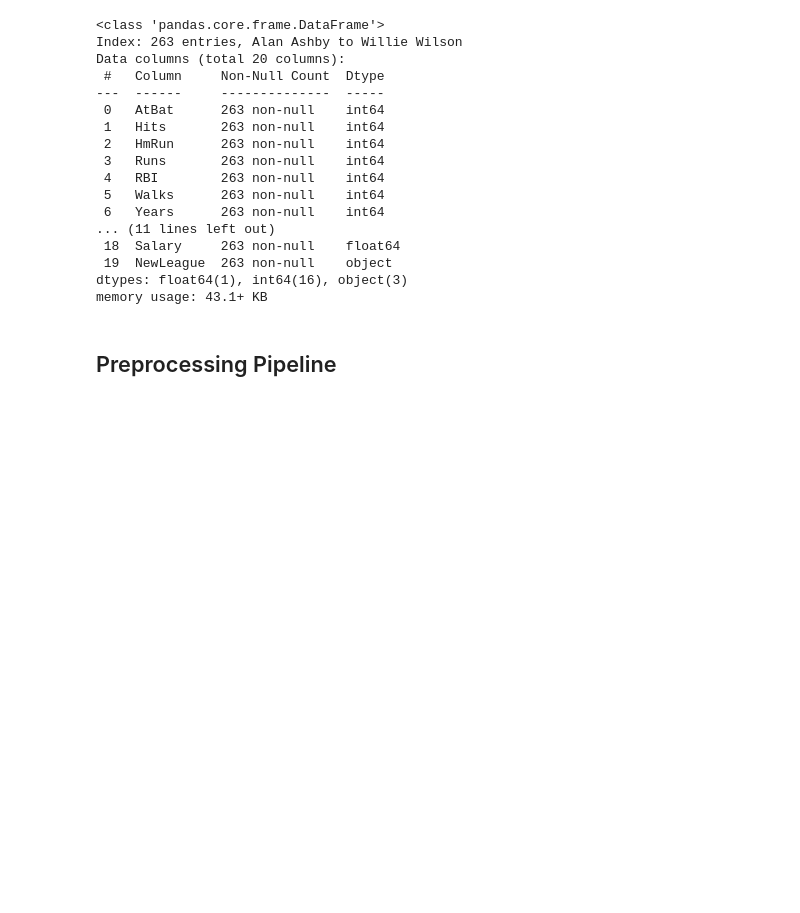
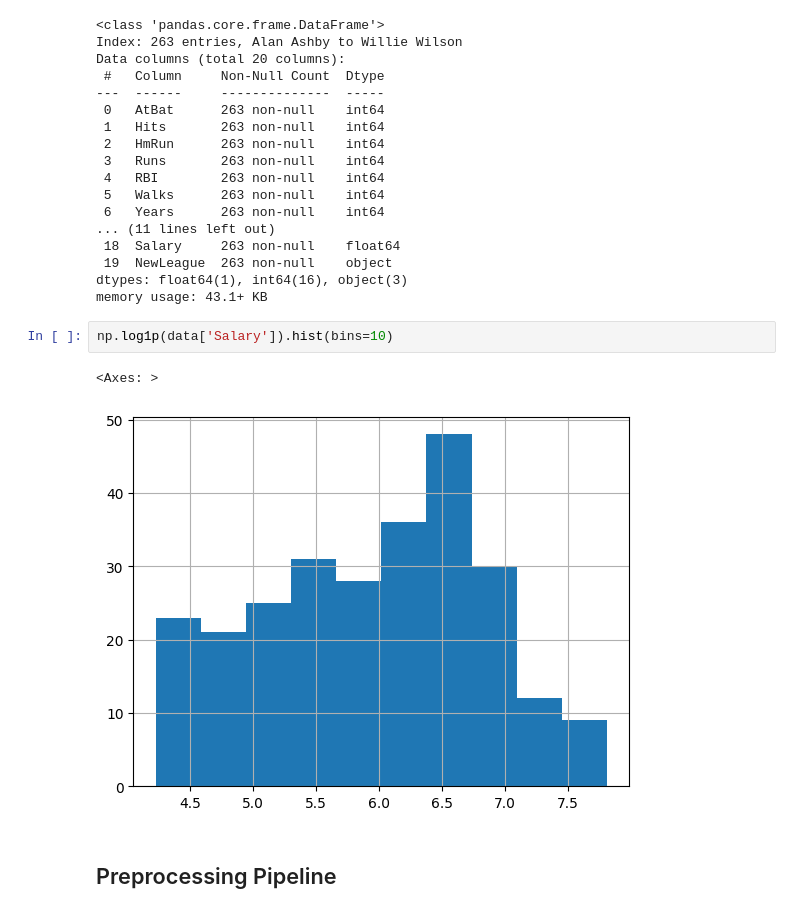
Before and after one commit to kiwil87/64-61.1-Data-Science, a Jupyter notebook: 05_Regularization/Baseball.ipynb, the cells around one changed output. Cells and saved outputs as stored; diff of their text form; blank space fills up the shorter version.

```diff
--- a/05_Regularization/Baseball.ipynb
+++ b/05_Regularization/Baseball.ipynb
@@ -62,6 +62,11 @@ Data columns (total 20 columns):
  19  NewLeague  263 non-null    object
 dtypes: float64(1), int64(16), object(3)
 memory usage: 43.1+ KB
+# %%
+np.log1p(data['Salary']).hist(bins=10)
+# %% [output]
+<Axes: >
+[figure, added]
 # %% [markdown]
 ## Preprocessing Pipeline
 # %%
```
Also changed, not shown: parts of 1 cell of this notebook.
